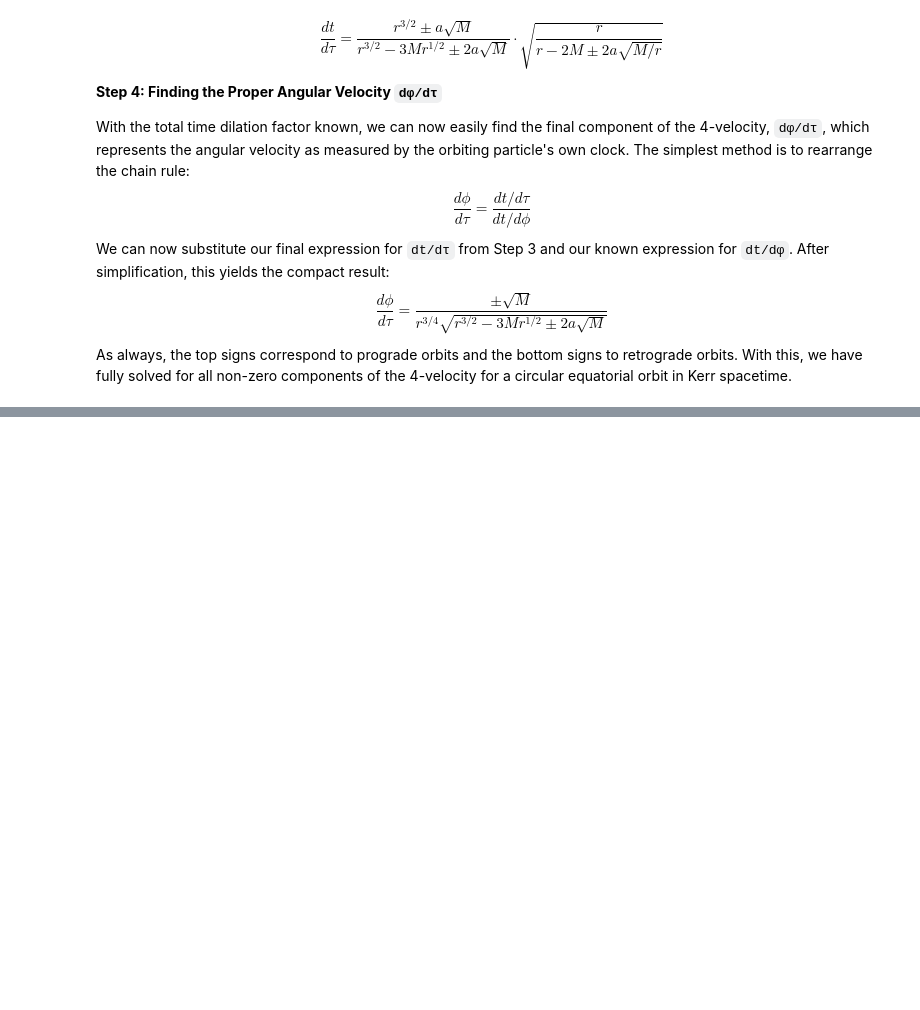
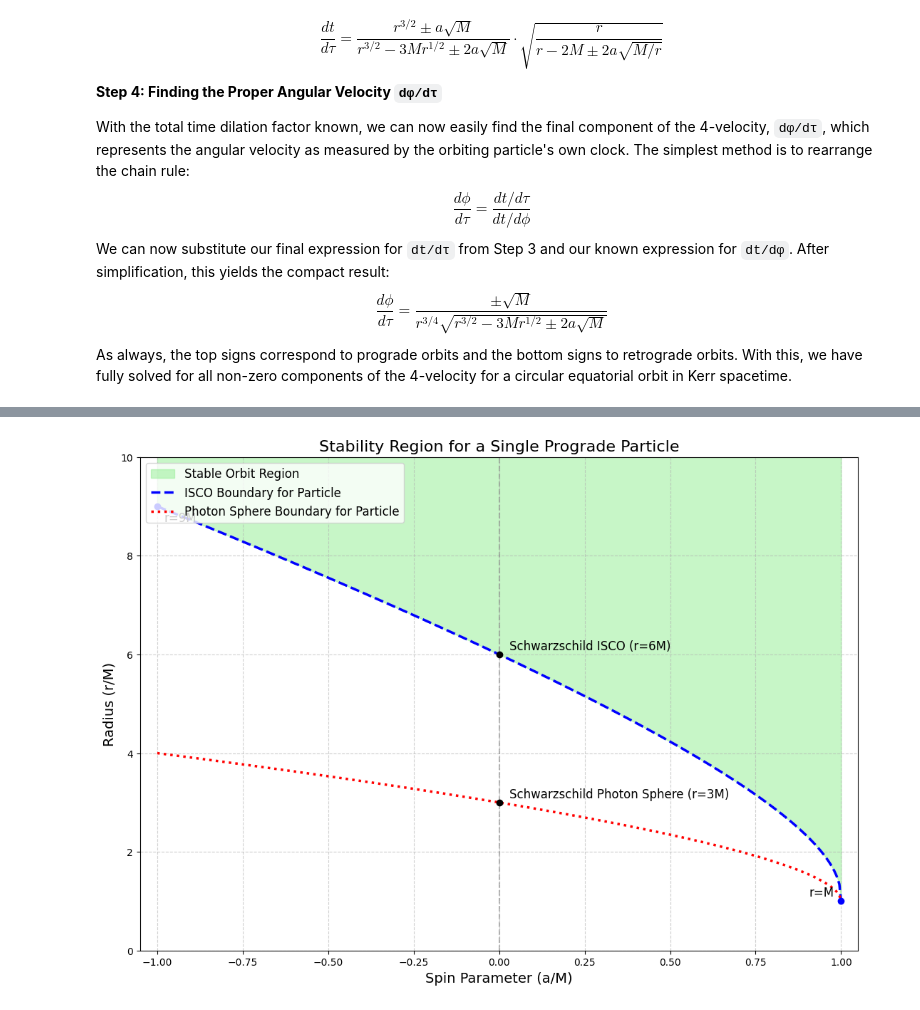
Before and after one commit to Moone02/Research_2025, a Jupyter notebook: analytic_orbits.ipynb, the cells around one changed output, grey strips where cells are left out. Saved outputs shown, nothing was run; the diff lists cells and outputs as text; code cells hidden in the pictures; blank space fills up the shorter version.

```diff
--- a/analytic_orbits.ipynb
+++ b/analytic_orbits.ipynb
@@ -203,0 +261,94 @@ plt.show()
+# %%
+import numpy as np
+import matplotlib.pyplot as plt
+
+# --- 1. Define the function to calculate the ISCO radius ---
+# This function correctly calculates the prograde or retrograde ISCO for a > 0.
+def calculate_isco_radius(a_abs, M=1.0, prograde=True):
+    """
+    Calculates the ISCO radius based on the absolute value of spin.
+    """
+    a_norm = np.clip(a_abs / M, 0, 1.0) # Ensure a_norm is always positive
+
+    Z1 = 1 + (1 - a_norm**2)**(1/3) * ((1 + a_norm)**(1/3) + (1 - a_norm)**(1/3))
+    Z2 = np.sqrt(3 * a_norm**2 + Z1**2)
+
+    sign = -1.0 if prograde else 1.0
+
+    r_isco = M * (3 + Z2 + sign * np.sqrt((3 - Z1) * (3 + Z1 + 2 * Z2)))
+    return r_isco
+
+# --- 2. Define the function for the Photon Sphere radius ---
+# This function correctly calculates the prograde or retrograde photon sphere for a > 0.
+def calculate_photon_sphere_radius(a_abs, M=1.0, prograde=True):
+    """
+    Calculates the circular photon orbit radius based on the absolute value of spin.
+    """
+    sign = -1.0 if prograde else 1.0
+    a_norm = np.clip(a_abs / M, 0, 1.0) # Ensure a_norm is always positive
+
+    # The formula for prograde uses arccos(-a), retrograde uses arccos(a).
+    # This is equivalent to flipping the sign of the input to arccos.
+    r_ph = 2 * M * (1 + np.cos(2/3 * np.arccos(sign * a_norm)))
+    return r_ph
+
+# --- 3. Set up the data for the plot ---
+M = 1.0
+a_vals = np.linspace(-1, 1, 400)
+a_abs = np.abs(a_vals) # We use the absolute value for the formulas
+
+# --- 4. Construct the TWO physically relevant boundaries for a SINGLE PROGRADE particle ---
+
+# Boundary 1: The ISCO for the prograde particle
+# If a >= 0, use the prograde formula. If a < 0, use the retrograde formula.
+isco_boundary = np.where(
+    a_vals >= 0,
+    calculate_isco_radius(a_abs, M, prograde=True),
+    calculate_isco_radius(a_abs, M, prograde=False)
+)
+
+# Boundary 2: The Photon Sphere for the prograde particle
+# If a >= 0, use the prograde formula. If a < 0, use the retrograde formula.
+ph_boundary = np.where(
+    a_vals >= 0,
+    calculate_photon_sphere_radius(a_abs, M, prograde=True),
+    calculate_photon_sphere_radius(a_abs, M, prograde=False)
+)
+
+# --- 5. Determine the final, true stability boundary ---
+# A stable orbit must be outside BOTH the ISCO and the Photon Sphere.
+final_boundary = np.maximum(isco_boundary, ph_boundary)
+
+# --- 6. Create the 2D Plot ---
+fig, ax = plt.subplots(figsize=(13, 9))
+
+# --- 7. Shade the single stable region ---
+ax.fill_between(a_vals, final_boundary, 10, color='lightgreen', alpha=0.5, label='Stable Orbit Region')
+
+# --- 8. Plot the TWO boundary lines you requested ---
+ax.plot(a_vals, isco_boundary, label='ISCO Boundary for Particle', color='blue', linestyle='--', linewidth=2.5)
+ax.plot(a_vals, ph_boundary, label='Photon Sphere Boundary for Particle', color='red', linestyle=':', linewidth=2.5)
+
+# --- 9. Add Annotations for Key Physical Points ---
+ax.axvline(x=0, color='gray', linestyle='--', alpha=0.5)
+ax.plot(0, 6, 'ko')
+ax.text(0.03, 6.1, 'Schwarzschild ISCO (r=6M)', fontsize=12)
+ax.plot(0, 3, 'ko')
+ax.text(0.03, 3.1, 'Schwarzschild Photon Sphere (r=3M)', fontsize=12)
+ax.plot(1, 1, 'bo')
+ax.text(0.98, 1.1, 'r=M', fontsize=12, ha='right')
+ax.plot(-1, 9, 'bo')
+ax.text(-0.98, 8.9, 'r=9M', fontsize=12, ha='left', va='top')
+
+# --- 10. Finalize Plot Aesthetics ---
+ax.set_xlabel('Spin Parameter (a/M)', fontsize=14)
+ax.set_ylabel('Radius (r/M)', fontsize=14)
+ax.set_title('Stability Region for a Single Prograde Particle', fontsize=16)
+ax.legend(fontsize=12, loc='upper left')
+ax.grid(True, linestyle='--', alpha=0.6)
+ax.set_xlim(-1.05, 1.05)
+ax.set_ylim(0, 10)
+
+plt.show()
+# %% [output]
+[figure, added]
```
Also changed, not shown: parts of 3 cells of this notebook, 4 other files.
